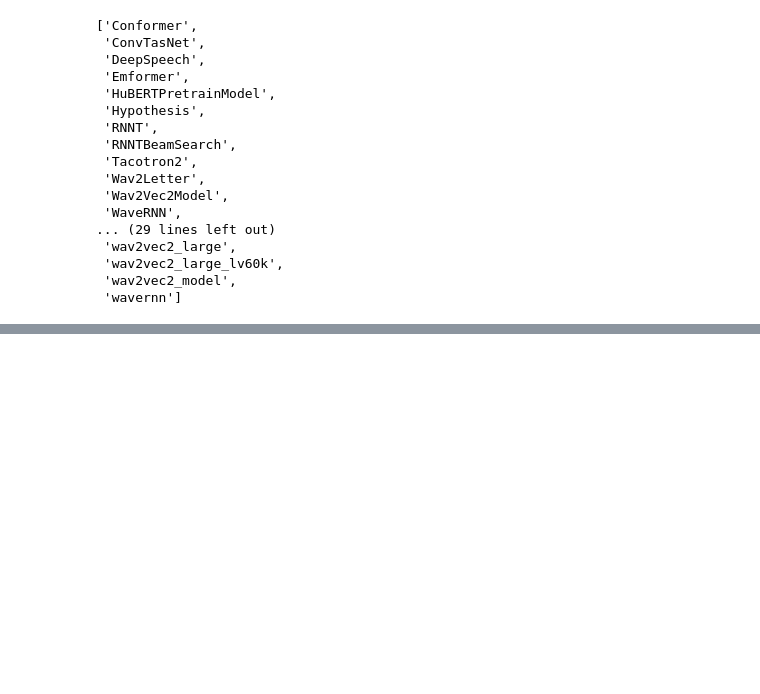
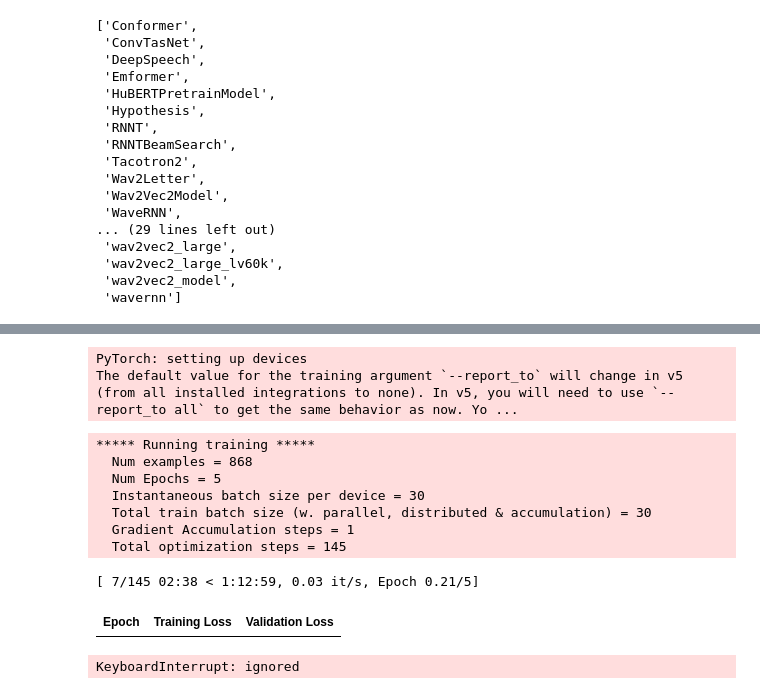
Before and after one commit to pakdaniel/DataMiningFinal, a Jupyter notebook: DataMiningFinal.ipynb, the cells around one changed output, grey strips where cells are left out. Saved outputs shown, nothing was run; the diff lists cells and outputs as text; code cells hidden in the pictures; blank space fills up the shorter version.

```diff
--- a/DataMiningFinal.ipynb
+++ b/DataMiningFinal.ipynb
@@ -937,0 +922,10 @@ print(test_iter)
+# %%
+from transformers import AutoModelForAudioClassification, TrainingArguments, Trainer
+
+label2id = LABEL_ENCODING
+id2label = dict((v,k) for k,v in label2id.items())
+num_labels = len(id2label)
+
+model = AutoModelForAudioClassification.from_pretrained(
+    model_checkpoint, num_labels=num_labels, label2id=label2id, id2label=id2label
+)
@@ -937,0 +950,43 @@ print(test_iter)
+# %%
+def compute_metrics(eval_pred):
+    """Computes accuracy on a batch of predictions"""
+    predictions = np.argmax(eval_pred.predictions, axis=1)
+    return metric.compute(predictions=predictions, references=eval_pred.label_ids)
+# %%
+batch_size = 30
+training_args = TrainingArguments(
+    output_dir="./results",
+    evaluation_strategy="epoch",
+    save_strategy="epoch",
+    learning_rate=3e-5,
+    num_train_epochs=5,
+    per_device_train_batch_size=batch_size,
+    per_device_eval_batch_size=batch_size,
+    metric_for_best_model="accuracy",
+    push_to_hub=False,
+)
+# %% [output]
+PyTorch: setting up devices
+The default value for the training argument `--report_to` will change in v5 (from all installed integrations to none). In v5, you will need to use `--report_to all` to get the same behavior as now. Yo ...
+# %%
+trainer = Trainer(
+    model,
+    training_args,
+    train_dataset=encoded_dataset["train"],
+    eval_dataset=encoded_dataset["test"],
+    tokenizer=feature_extractor,
+    compute_metrics=compute_metrics
+)
+# %%
+trainer.train()
+# %% [output]
+***** Running training *****
+  Num examples = 868
+  Num Epochs = 5
+  Instantaneous batch size per device = 30
+  Total train batch size (w. parallel, distributed & accumulation) = 30
+  Gradient Accumulation steps = 1
+  Total optimization steps = 145
+[ 7/145 02:38 < 1:12:59, 0.03 it/s, Epoch 0.21/5]
+| Epoch | Training Loss | Validation Loss |
+KeyboardInterrupt: ignored
```
Also changed, not shown: parts of 61 cells of this notebook.
